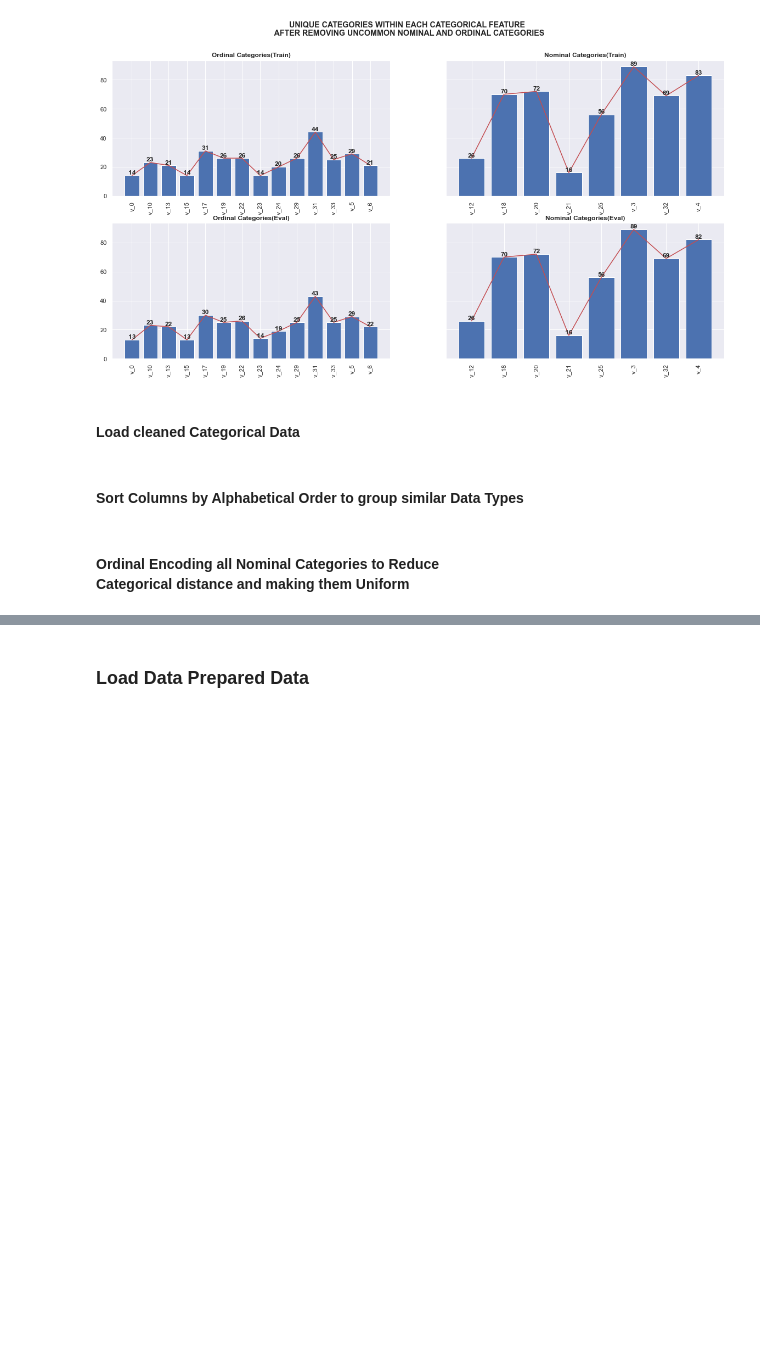
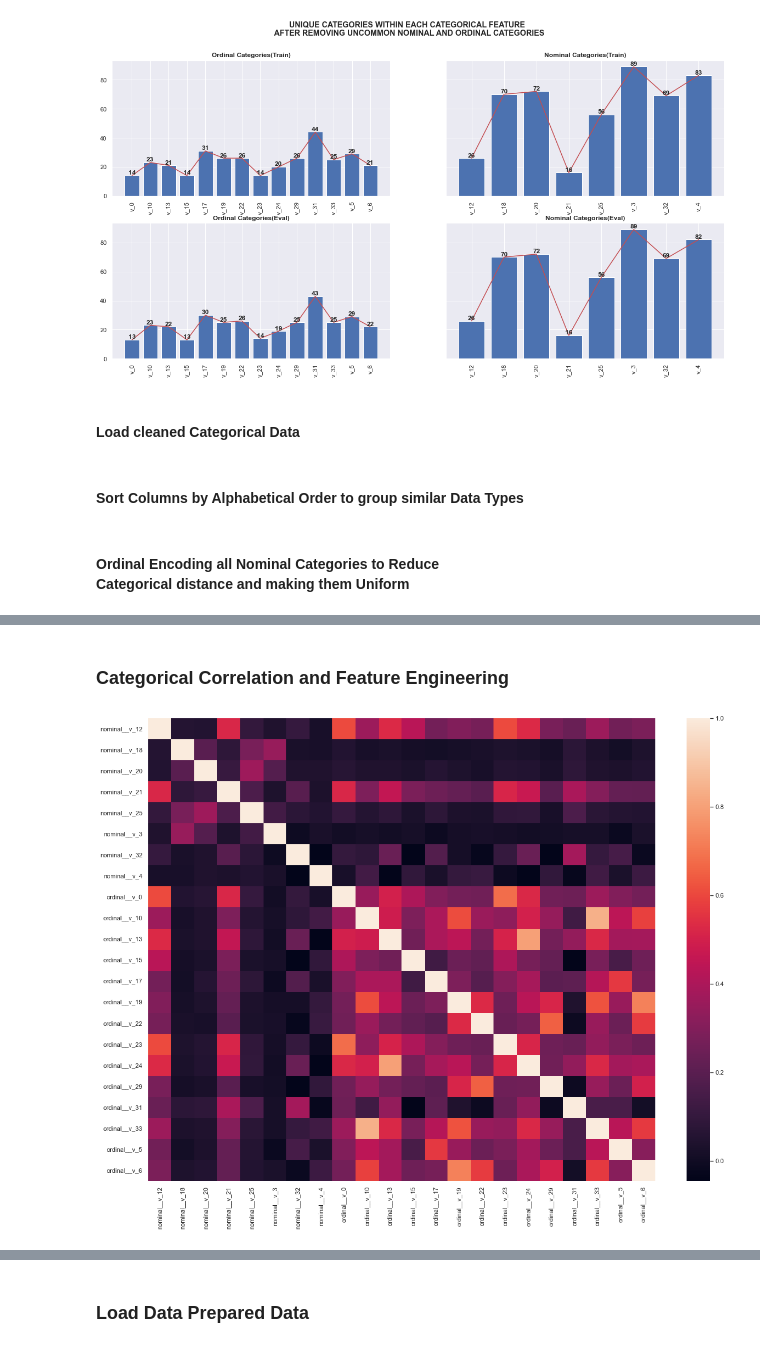
Before and after one commit to risan-raja/sdpiit, a Jupyter notebook: notebooks/sdpiitm-risan-raja-21f10000121.ipynb, the cells around one changed output, grey strips where cells are left out. Saved outputs shown, nothing was run; the diff lists cells and outputs as text; code cells hidden in the pictures; blank space fills up the shorter version.

```diff
--- a/notebooks/sdpiitm-risan-raja-21f10000121.ipynb
+++ b/notebooks/sdpiitm-risan-raja-21f10000121.ipynb
@@ -1248,0 +868,8 @@ raw_data_eval
+# %% [markdown]
+### Categorical Correlation and Feature Engineering
+# %%
+categorical_correlation = raw_data.loc[:,nominal+ordinal].corr(method='kendall')
+plt.figure(figsize=(20,15))
+disp = sns.heatmap(categorical_correlation, robust=True, )
+# %% [output]
+[figure, added]
```
Also changed, not shown: parts of 8 cells of this notebook.
